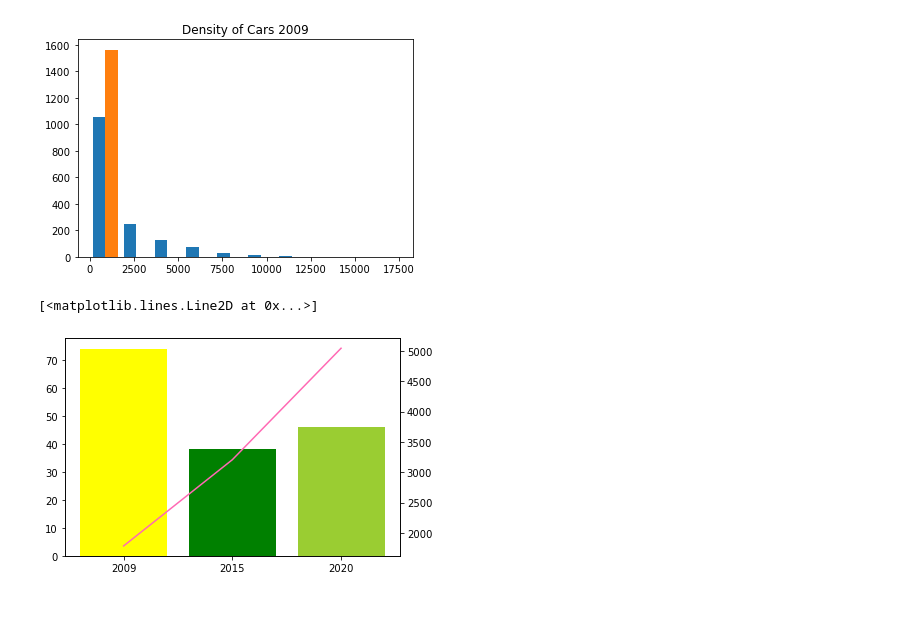
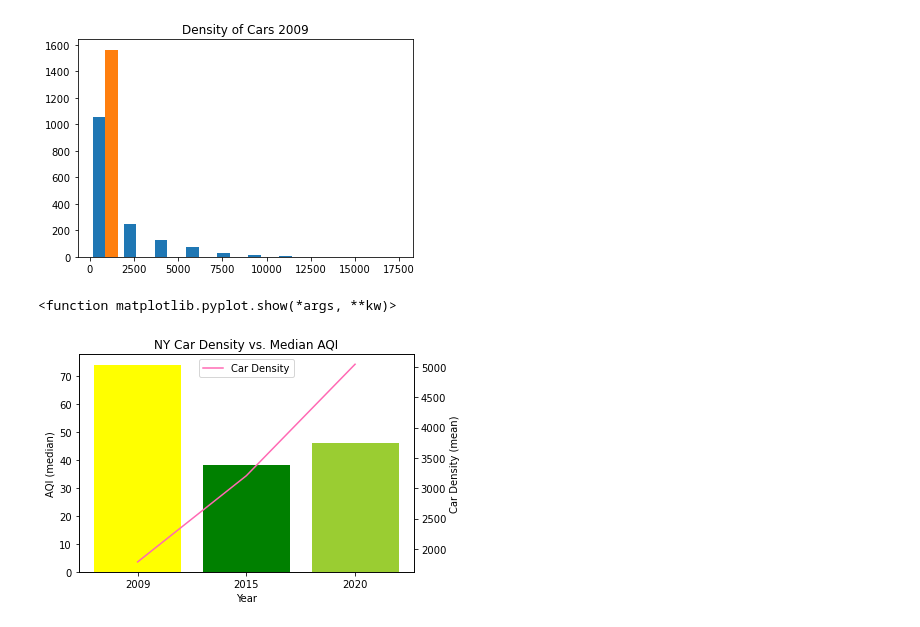
Before and after one commit to paloni-dotcom/Se7en, a Jupyter notebook: density_aqi.ipynb, the cells around one changed output. Cells and saved outputs as stored; diff of their text form; code cells hidden in the pictures.

Commit message:
added new labels to charts

```diff
--- a/density_aqi.ipynb
+++ b/density_aqi.ipynb
@@ -292,13 +288,24 @@ plt.show
 # %%
 x= ("2009", "2015", "2020")
 y= (cars_per_zip9['AQI Mean'].median(), cars_per_zip15['AQI Mean'].median(), cars_per_zip20['AQI Mean'].median())
 
 fig, ax1 = plt.subplots()
 y2= (cars_per_zip9['Number of Cars'].mean(), cars_per_zip15['Number of Cars'].mean(), cars_per_zip20['Number of Cars'].mean())
 #x[0].set_color('y')
 ax1.bar(x,y, color=['yellow', 'green', 'yellowgreen'])
 ax2 = ax1.twinx()
-ax2.plot(x, y2, c="HotPink")
+ax2.plot(x, y2, c="HotPink", label="Car Density")
+plt.legend(loc="upper center")
+#plt.xlabel("Year")
+#plt.ylabel("AQI (median)")
+#plt.ylabel("Car Density")
+ax1.set_xlabel('Year')
+ax1.set_ylabel('AQI (median)')
+ax2.set_ylabel('Car Density (mean)')
+
+plt.title("NY Car Density vs. Median AQI")
+
+plt.show
 # %% [output]
-[<matplotlib.lines.Line2D at 0x...>]
+<function matplotlib.pyplot.show(*args, **kw)>
-[figure, old version]
+[figure, new version]
```
Also changed, not shown: parts of 3 cells of this notebook.
